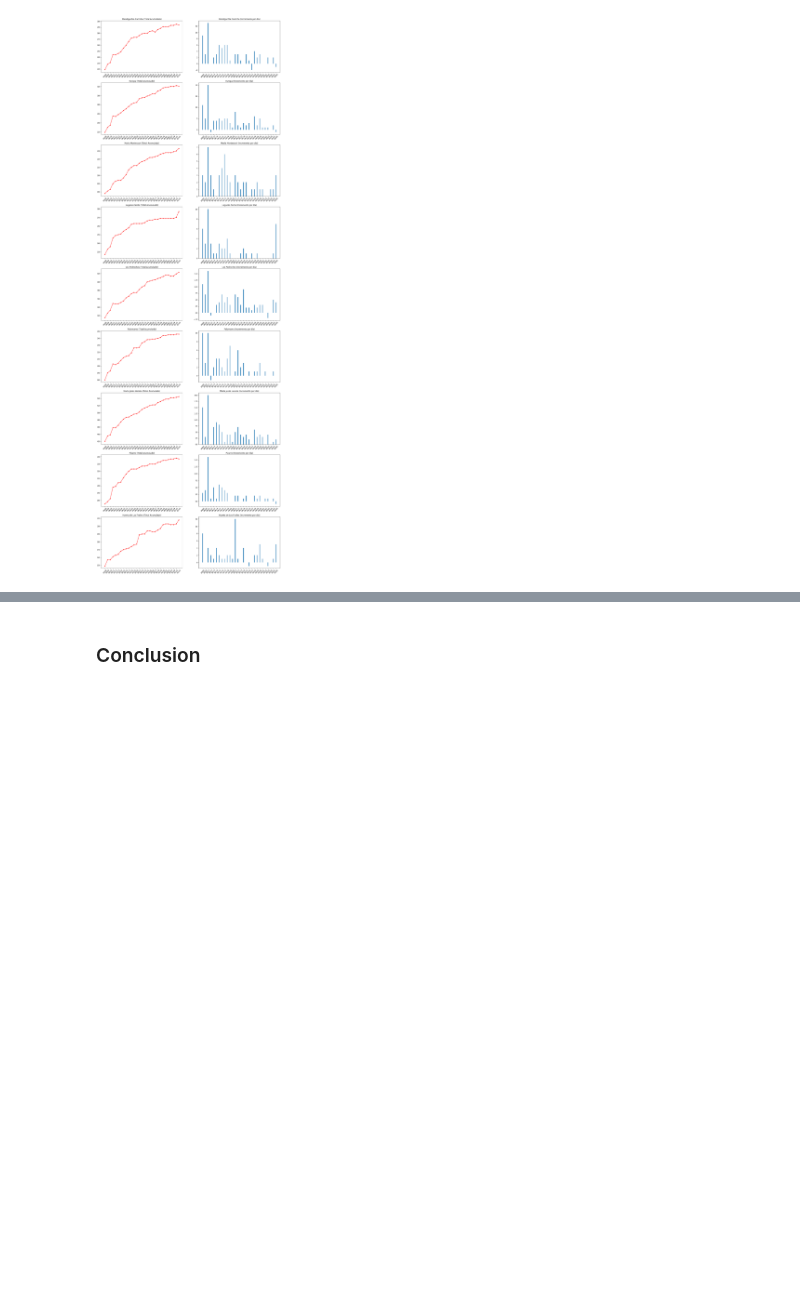
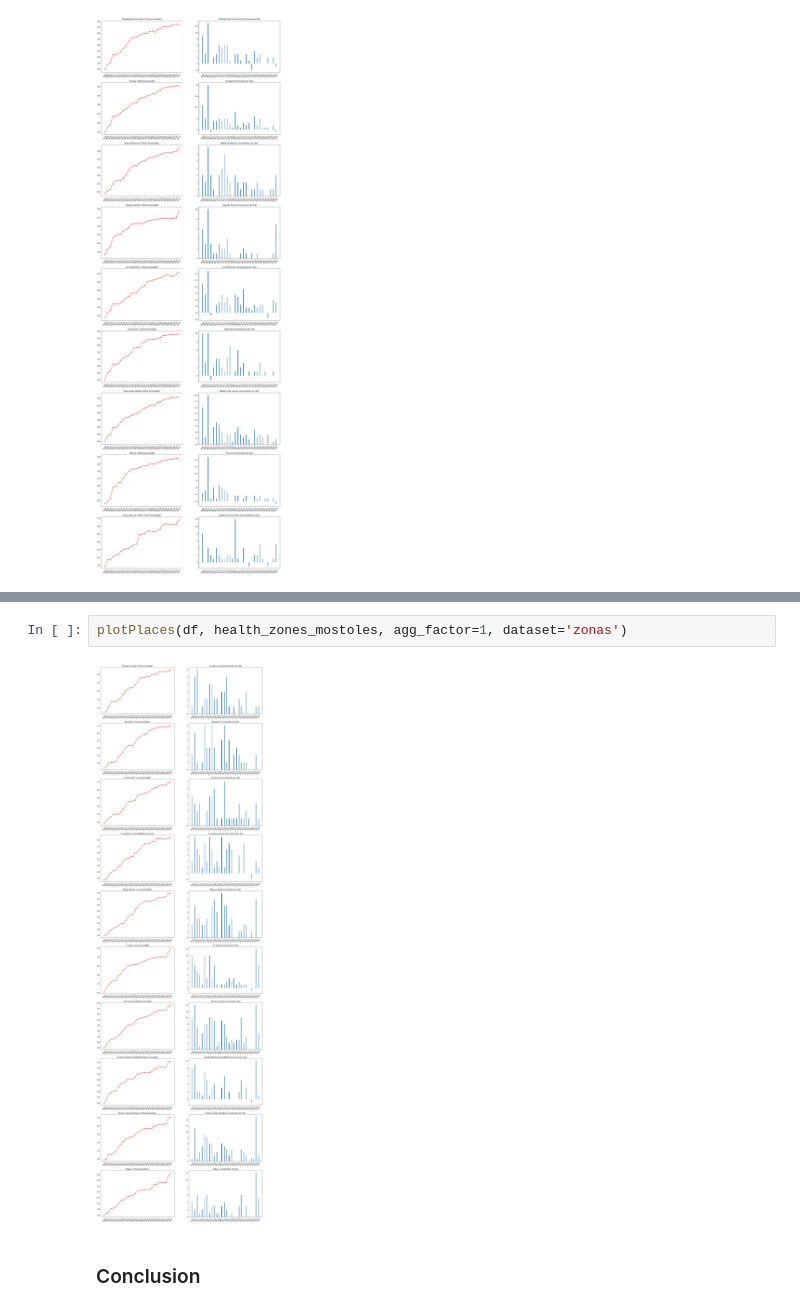
Before and after one commit to giorbernal/covidmadrid, a Jupyter notebook: ZonesDetail.ipynb, the cells around one changed output, grey strips where cells are left out. Cells and saved outputs as stored; diff of their text form; blank space fills up the shorter version.

```diff
--- a/ZonesDetail.ipynb
+++ b/ZonesDetail.ipynb
@@ -46,3 +55,7 @@ plotPlaces(df, health_zones_leganes, agg_factor=1, dataset='zonas')
+# %%
+plotPlaces(df, health_zones_mostoles, agg_factor=1, dataset='zonas')
+# %% [output]
+[figure, added]
 # %% [markdown]
 ### Conclusion
 # %% [markdown]
```
Also changed, not shown: parts of 3 cells of this notebook, 1 other file.
